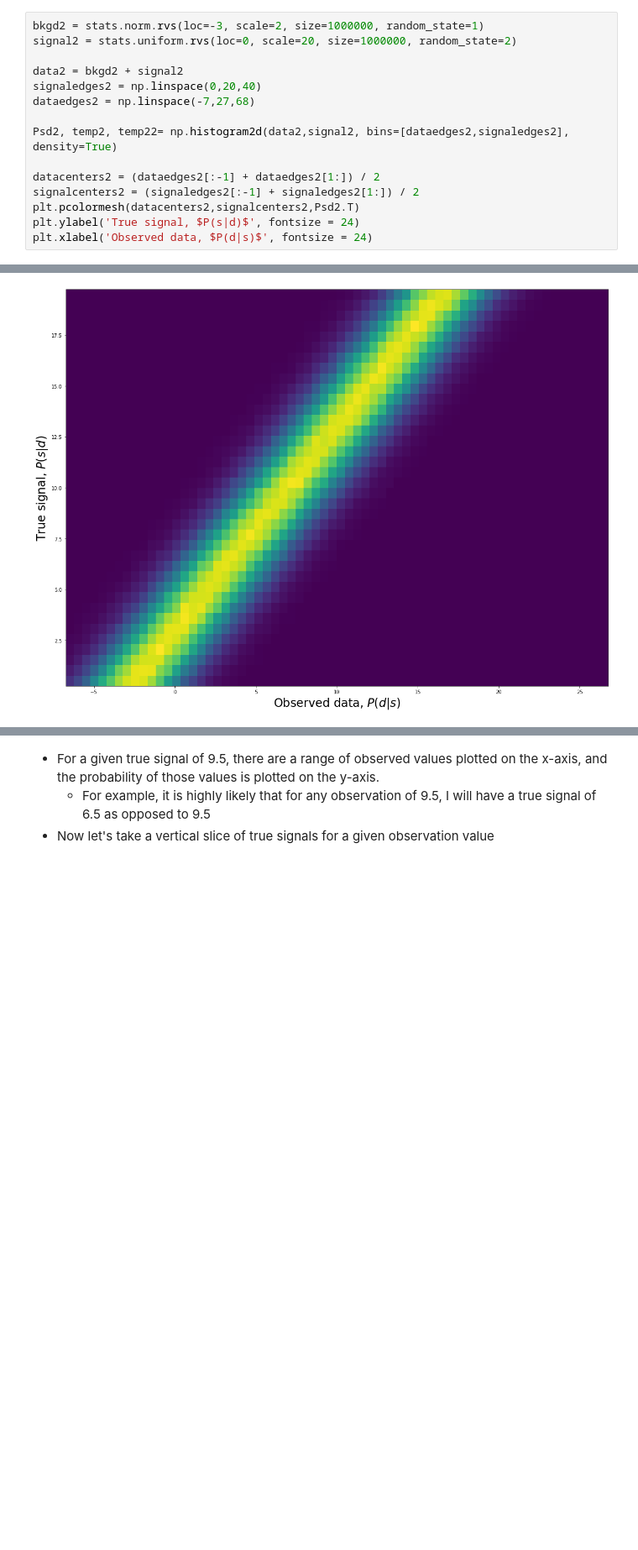
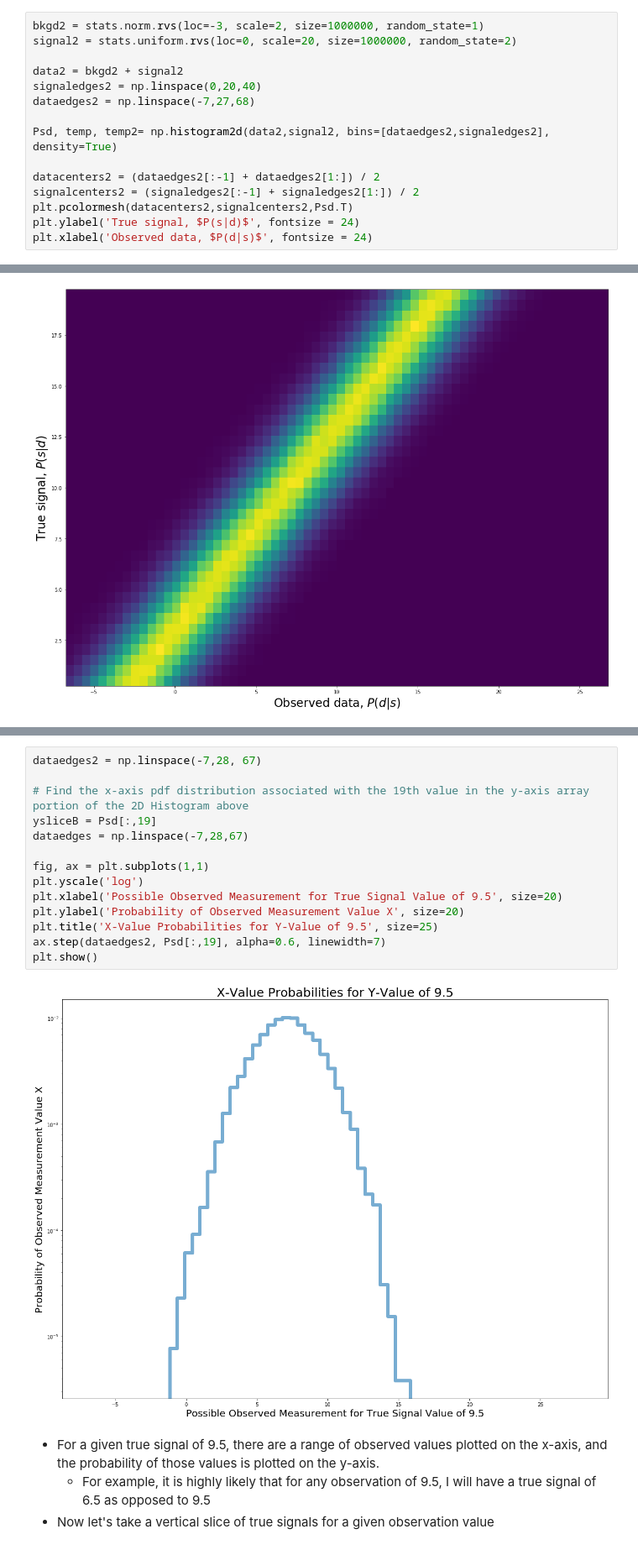
Before and after one commit to jbc1216/434-Portfolio, a Jupyter notebook: FinchCarr_HW05.ipynb, the cells around one changed output, grey strips where cells are left out. Shown: that part at 84% size. Saved outputs shown, nothing was run; the diff lists cells and outputs as text; blank space fills up the shorter version.

```diff
--- a/FinchCarr_HW05.ipynb
+++ b/FinchCarr_HW05.ipynb
@@ -129,11 +127,11 @@ data2 = bkgd2 + signal2
 signaledges2 = np.linspace(0,20,40)
 dataedges2 = np.linspace(-7,27,68)
 
-Psd2, temp2, temp22= np.histogram2d(data2,signal2, bins=[dataedges2,signaledges2], density=True)
+Psd, temp, temp2= np.histogram2d(data2,signal2, bins=[dataedges2,signaledges2], density=True)
 
 datacenters2 = (dataedges2[:-1] + dataedges2[1:]) / 2
 signalcenters2 = (signaledges2[:-1] + signaledges2[1:]) / 2
-plt.pcolormesh(datacenters2,signalcenters2,Psd2.T)
+plt.pcolormesh(datacenters2,signalcenters2,Psd.T)
 plt.ylabel('True signal, $P(s|d)$', fontsize = 24)
 plt.xlabel('Observed data, $P(d|s)$', fontsize = 24)
 # %% [output]
@@ -170,3 +140,19 @@ plt.show()
+# %%
+dataedges2 = np.linspace(-7,28, 67)
+
+# Find the x-axis pdf distribution associated with the 19th value in the y-axis array portion of the 2D Histogram above
+ysliceB = Psd[:,19]
+dataedges = np.linspace(-7,28,67)
+
+fig, ax = plt.subplots(1,1)
+plt.yscale('log')
+plt.xlabel('Possible Observed Measurement for True Signal Value of 9.5', size=20)
+plt.ylabel('Probability of Observed Measurement Value X', size=20)
+plt.title('X-Value Probabilities for Y-Value of 9.5', size=25)
+ax.step(dataedges2, Psd[:,19], alpha=0.6, linewidth=7)
+plt.show()
+# %% [output]
+[figure, added]
 # %% [markdown]
 - For a given true signal of 9.5, there are a range of observed values plotted on the x-axis, and the probability of those values is plotted on the y-axis.
   - For example, it is highly likely that for any observation of 9.5, I will have a true signal of 6.5 as opposed to 9.5
```
Also changed, not shown: parts of 11 cells of this notebook.
